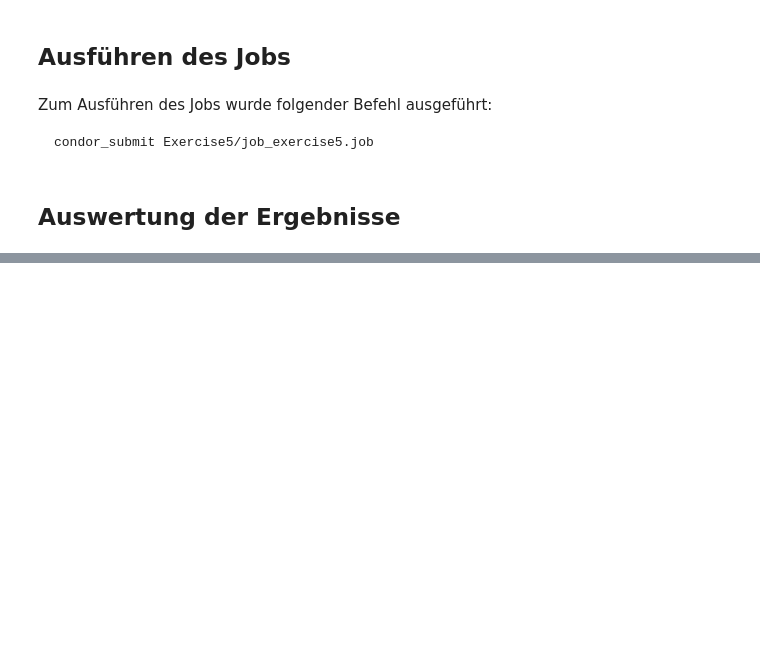
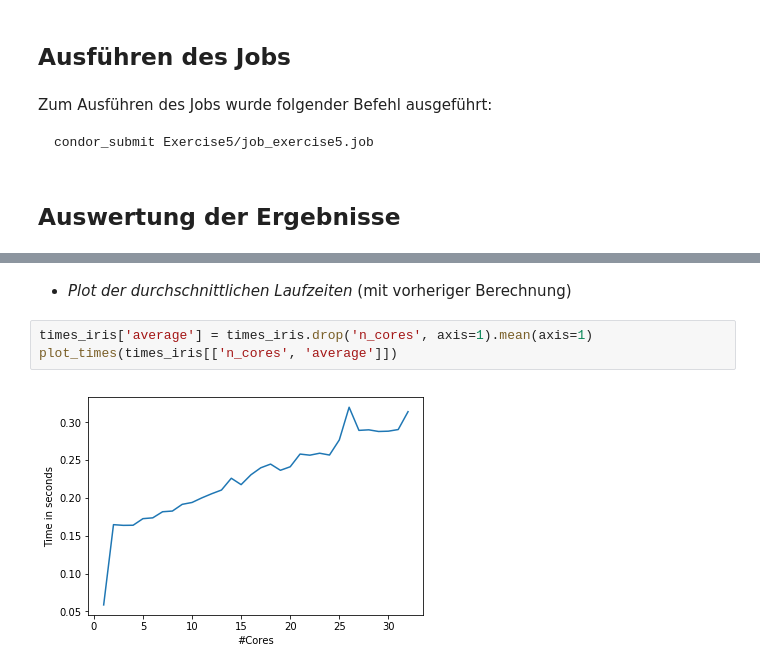
Before and after one commit to tecoKIT/smart-data-analytics, a Jupyter notebook: Uebung2/Exercise5.ipynb, the cells around one changed output, grey strips where cells are left out. Drawn from its saved outputs; the diff is of its cells as text; blank space fills up the shorter version.

```diff
--- a/Uebung2/Exercise5.ipynb
+++ b/Uebung2/Exercise5.ipynb
@@ -80,0 +128,7 @@ print_file('Exercise5/errors/')
+# %% [markdown]
+- _Plot der durchschnittlichen Laufzeiten_ (mit vorheriger Berechnung)
+# %%
+times_iris['average'] = times_iris.drop('n_cores', axis=1).mean(axis=1)
+plot_times(times_iris[['n_cores', 'average']])
+# %% [output]
+[figure, added]
```
Also changed, not shown: parts of 28 cells of this notebook, 8 other files.
